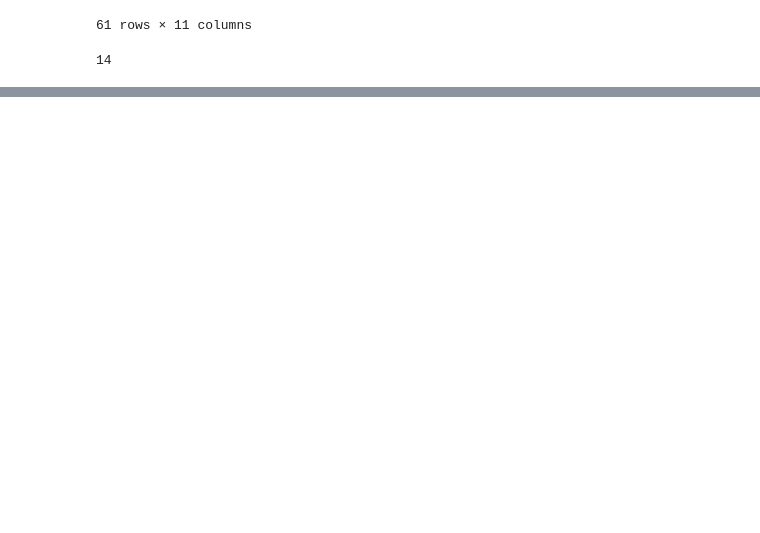
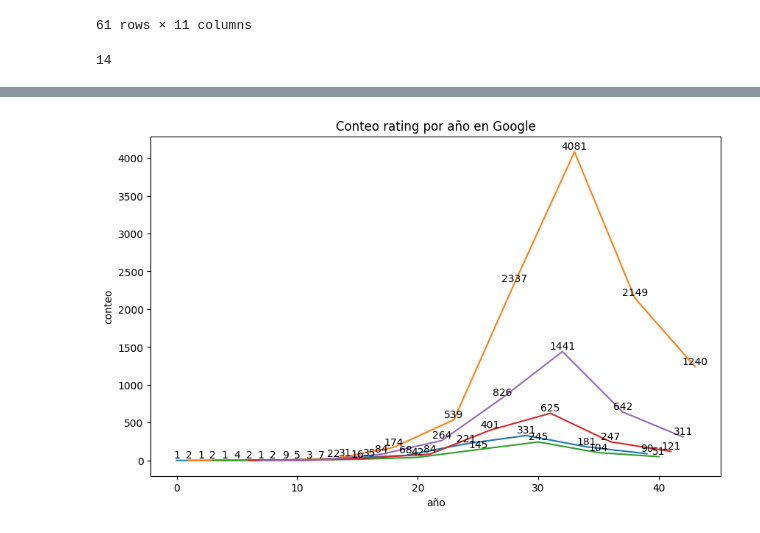
Before and after one commit to JohannaRangel/FinalProject_YelpGoogleMaps, a Jupyter notebook: notebooks/ETL_Yelp.ipynb, the cells around one changed output, grey strips where cells are left out. Drawn from its saved outputs; the diff is of its cells as text; code cells hidden in the pictures; blank space fills up the shorter version.

```diff
--- a/notebooks/ETL_Yelp.ipynb
+++ b/notebooks/ETL_Yelp.ipynb
@@ -288,0 +321,3 @@ dfreviews_ultra_beauty.groupby(['año','stars']).count().to_csv('../datasets/csv
+# %%
+grafica_rating_conteo_google=pd.read_csv(r'..\datasets\csv\G_stars_count_ultabeauty.csv')
+grafica_rating_conteo_google.head(5)
@@ -289 +331,17 @@ dfreviews_ultra_beauty.groupby(['año','stars']).count().to_csv('../datasets/csv
+# %%
+plt.figure(figsize=(10, 6))
+
+for a in grafica_rating_conteo_google['rating'].unique():
+    data = grafica_rating_conteo_google[grafica_rating_conteo_google['rating'] == a]
+    data['name'].plot()
+
+    for index, value in data['name'].items():
+        plt.text(index, value, str(value), ha='center', va='bottom')
+
+plt.title('Conteo rating por año en Google')
+plt.xlabel('año')
+plt.ylabel('conteo')
+plt.show()
+# %% [output]
+[figure, added]
 # %%
```
Also changed, not shown: parts of 17 cells of this notebook.
